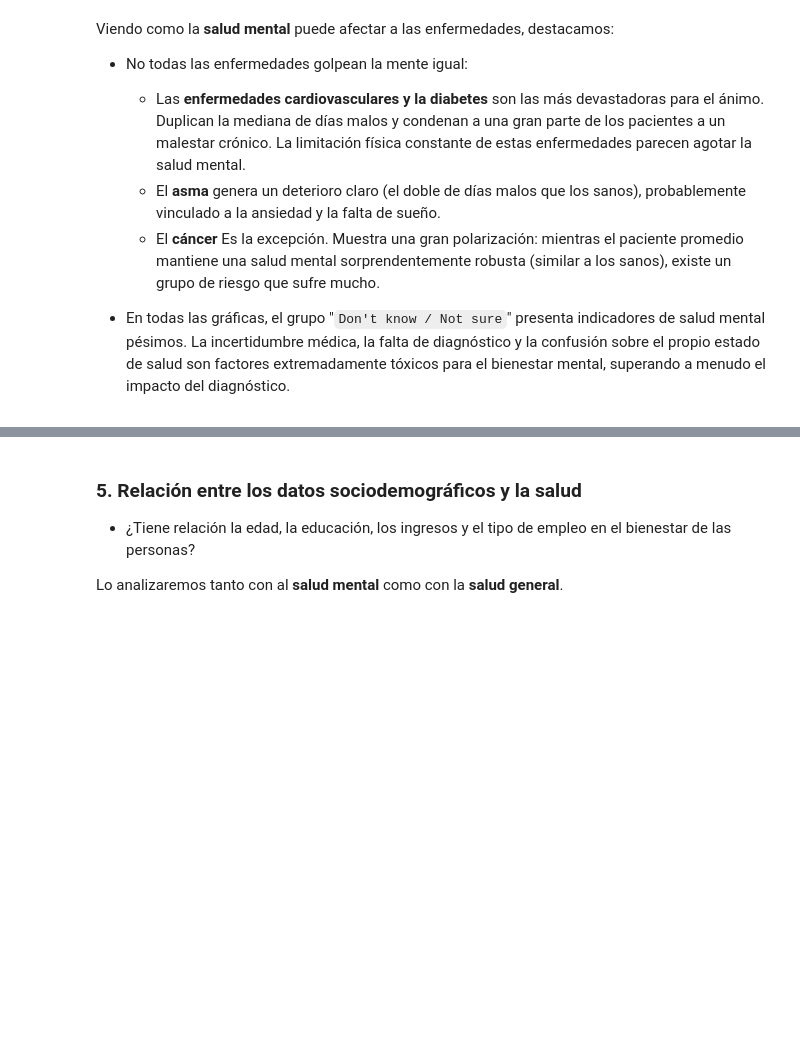
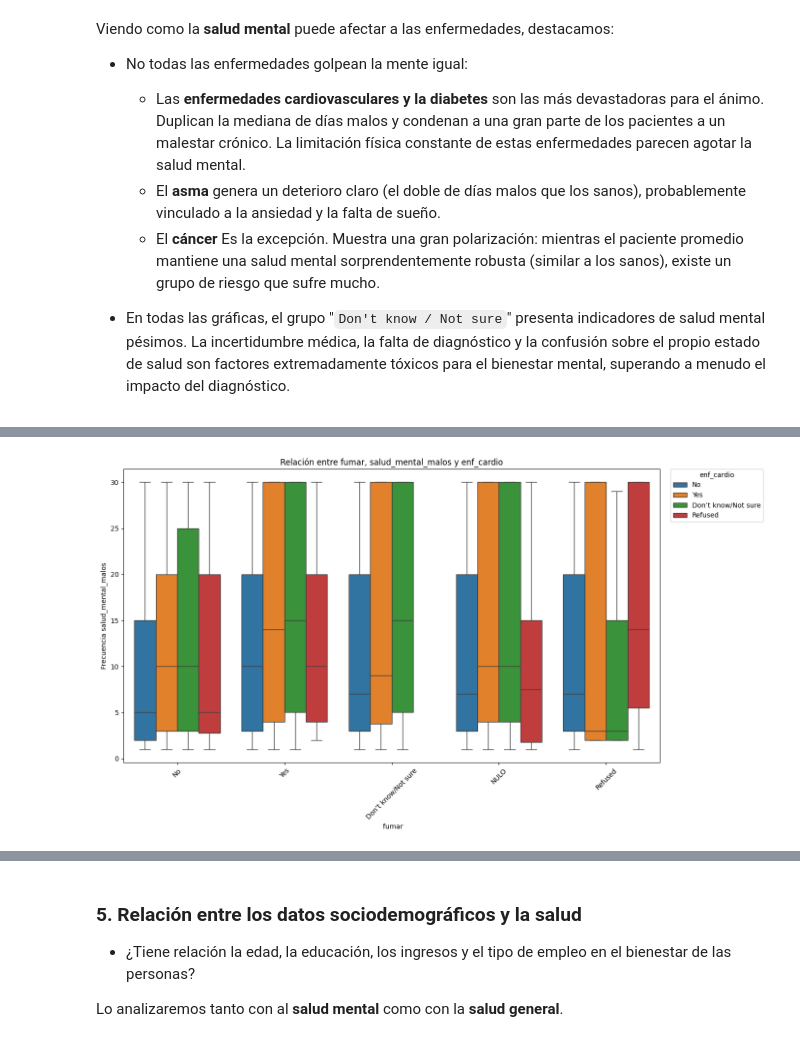
Before and after one commit to somm14/projects-evolve, a Jupyter notebook: EDA/notebooks/04_Visualizaciones_y_analisis.ipynb, the cells around one changed output, grey strips where cells are left out. Drawn from its saved outputs; the diff is of its cells as text; code cells hidden in the pictures; blank space fills up the shorter version.

```diff
--- a/EDA/notebooks/04_Visualizaciones_y_analisis.ipynb
+++ b/EDA/notebooks/04_Visualizaciones_y_analisis.ipynb
@@ -352,0 +361,4 @@ Index(['ejercicio', 'asma', 'cancer', 'grupo_edad', 'ingresos', 'educacion',
+# %%
+boxplot_trivariante(df, 'fumar', 'salud_mental_malos', 'enf_cardio', orden_categorias)
+# %% [output]
+[figure, added]
```
Also changed, not shown: parts of 11 cells of this notebook, 1 other file.
